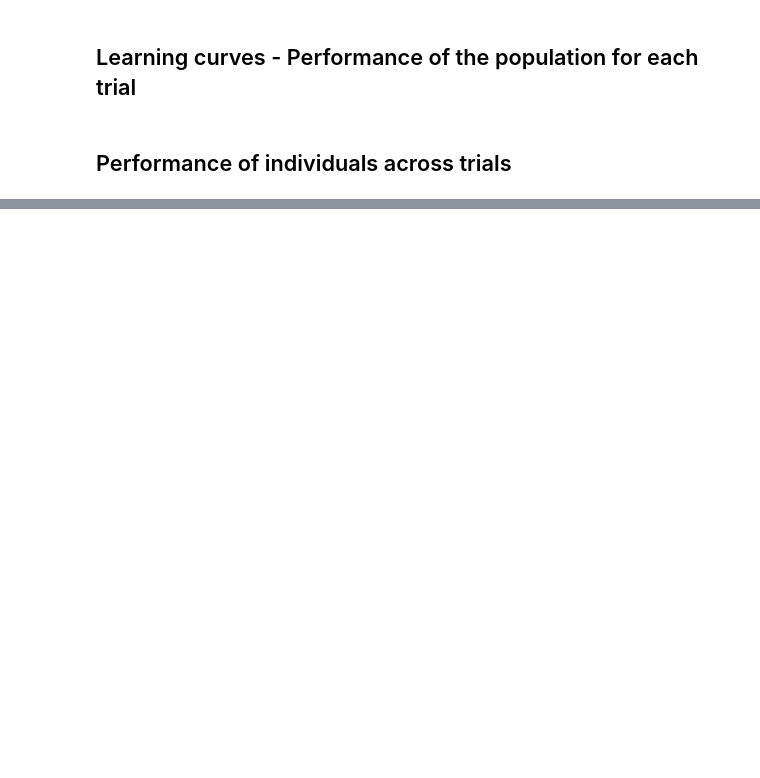
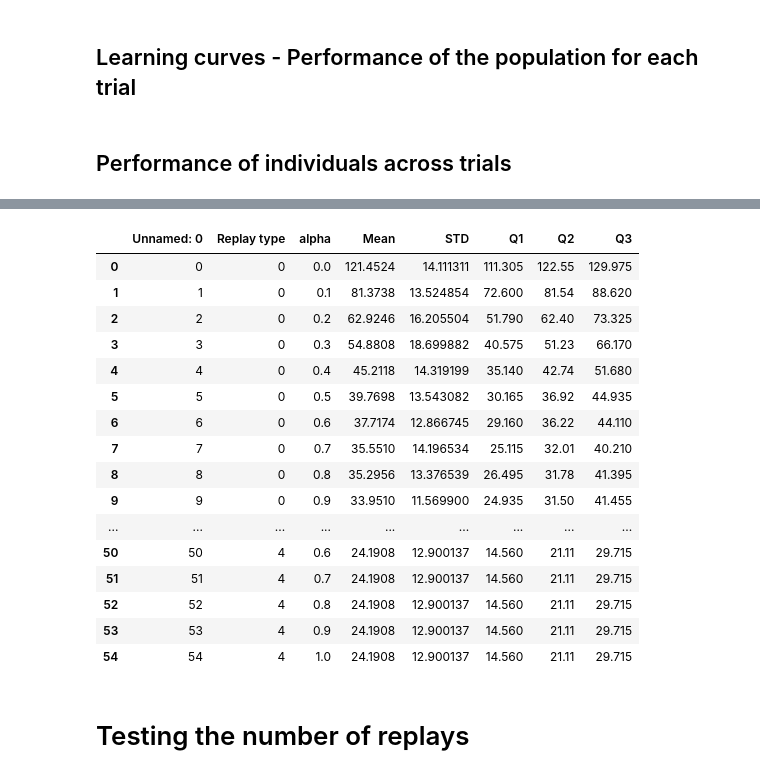
Before and after one commit to esther-poniatowski/Massi2022, a Jupyter notebook: Navigation_generate_data.ipynb, the cells around one changed output, grey strips where cells are left out. Cells and saved outputs as stored; diff of their text form; code cells hidden in the pictures; blank space fills up the shorter version.

```diff
--- a/Navigation_generate_data.ipynb
+++ b/Navigation_generate_data.ipynb
@@ -429,0 +355,23 @@ Data_det_alpha
+# %%
+Data_all = SIM.recover_data('D-alpha_D')
+Data_all
+# %% [output]
+|  | Unnamed: 0 | Replay type | alpha | Mean | STD | Q1 | Q2 | Q3 |
+| 0 | 0 | 0 | 0.0 | 121.4524 | 14.111311 | 111.305 | 122.55 | 129.975 |
+| 1 | 1 | 0 | 0.1 | 81.3738 | 13.524854 | 72.600 | 81.54 | 88.620 |
+| 2 | 2 | 0 | 0.2 | 62.9246 | 16.205504 | 51.790 | 62.40 | 73.325 |
+| 3 | 3 | 0 | 0.3 | 54.8808 | 18.699882 | 40.575 | 51.23 | 66.170 |
+| 4 | 4 | 0 | 0.4 | 45.2118 | 14.319199 | 35.140 | 42.74 | 51.680 |
+| 5 | 5 | 0 | 0.5 | 39.7698 | 13.543082 | 30.165 | 36.92 | 44.935 |
+| 6 | 6 | 0 | 0.6 | 37.7174 | 12.866745 | 29.160 | 36.22 | 44.110 |
+| 7 | 7 | 0 | 0.7 | 35.5510 | 14.196534 | 25.115 | 32.01 | 40.210 |
+| 8 | 8 | 0 | 0.8 | 35.2956 | 13.376539 | 26.495 | 31.78 | 41.395 |
+| 9 | 9 | 0 | 0.9 | 33.9510 | 11.569900 | 24.935 | 31.50 | 41.455 |
+| ... | ... | ... | ... | ... | ... | ... | ... | ... |
+| 50 | 50 | 4 | 0.6 | 24.1908 | 12.900137 | 14.560 | 21.11 | 29.715 |
+| 51 | 51 | 4 | 0.7 | 24.1908 | 12.900137 | 14.560 | 21.11 | 29.715 |
+| 52 | 52 | 4 | 0.8 | 24.1908 | 12.900137 | 14.560 | 21.11 | 29.715 |
+| 53 | 53 | 4 | 0.9 | 24.1908 | 12.900137 | 14.560 | 21.11 | 29.715 |
+| 54 | 54 | 4 | 1.0 | 24.1908 | 12.900137 | 14.560 | 21.11 | 29.715 |
+# %% [markdown]
+# Testing the number of replays
```
Also changed, not shown: parts of 50 cells of this notebook, 10 other files.
